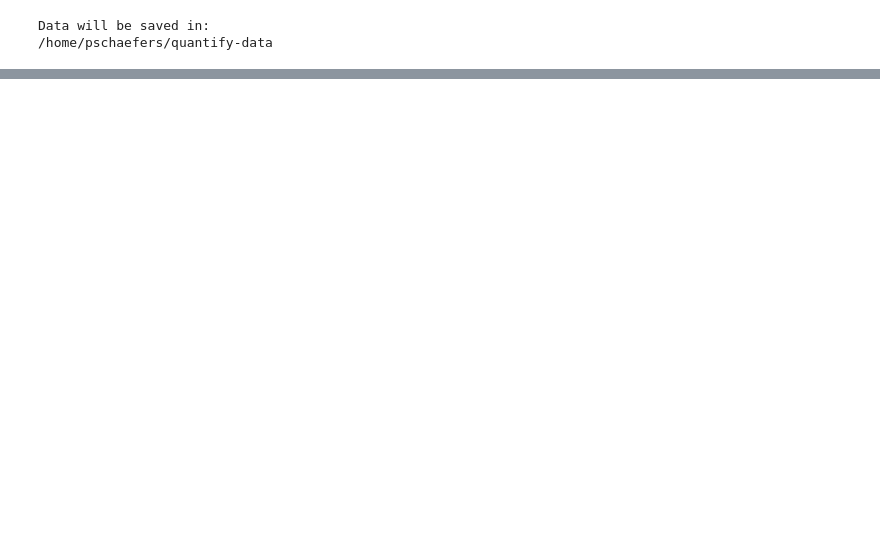
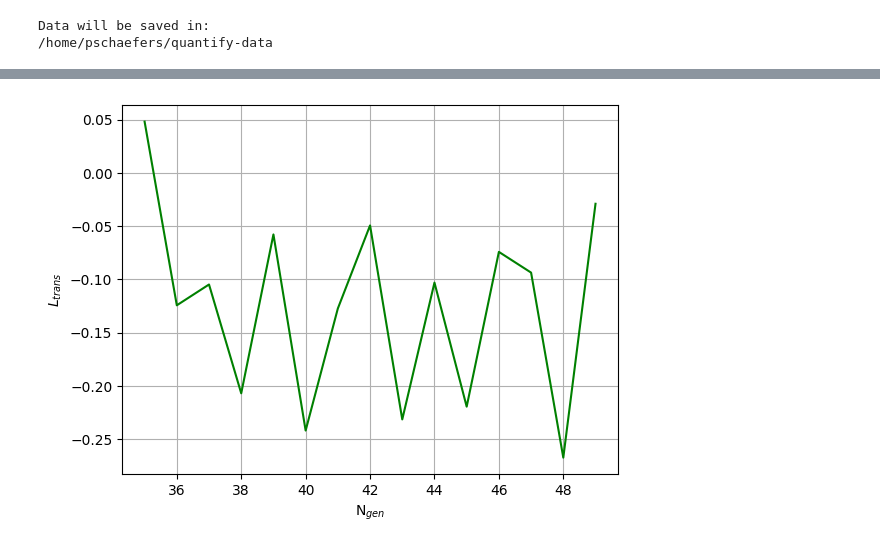
Before and after one commit to peterschaefers/MEP, a Jupyter notebook: CMAES fidelity and transition.ipynb, the cells around one changed output, grey strips where cells are left out. Cells and saved outputs as stored; diff of their text form; code cells hidden in the pictures; blank space fills up the shorter version.

```diff
--- a/CMAES fidelity and transition.ipynb
+++ b/CMAES fidelity and transition.ipynb
@@ -37,0 +57,9 @@ Coordinates:
+# %%
+plt.plot(range(35,50),objective_transition[-15:],c="green")
+plt.grid()
+# plt.yscale("log")
+plt.xlabel("N$_{gen}$")
+plt.ylabel("$L_{trans}$")
+plt.show()
+# %% [output]
+[figure, added]
```
Also changed, not shown: parts of 2 cells of this notebook, 2 other files.
